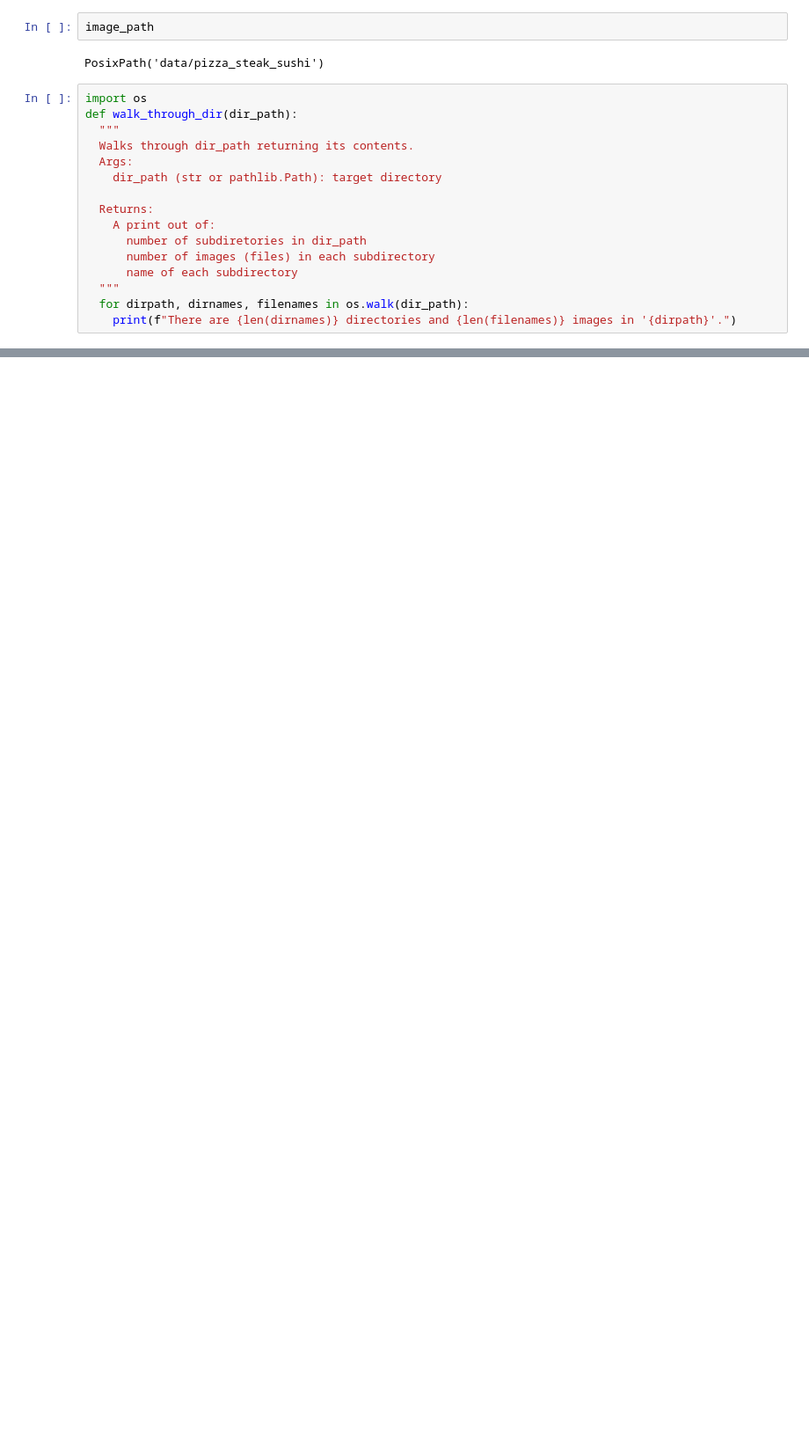
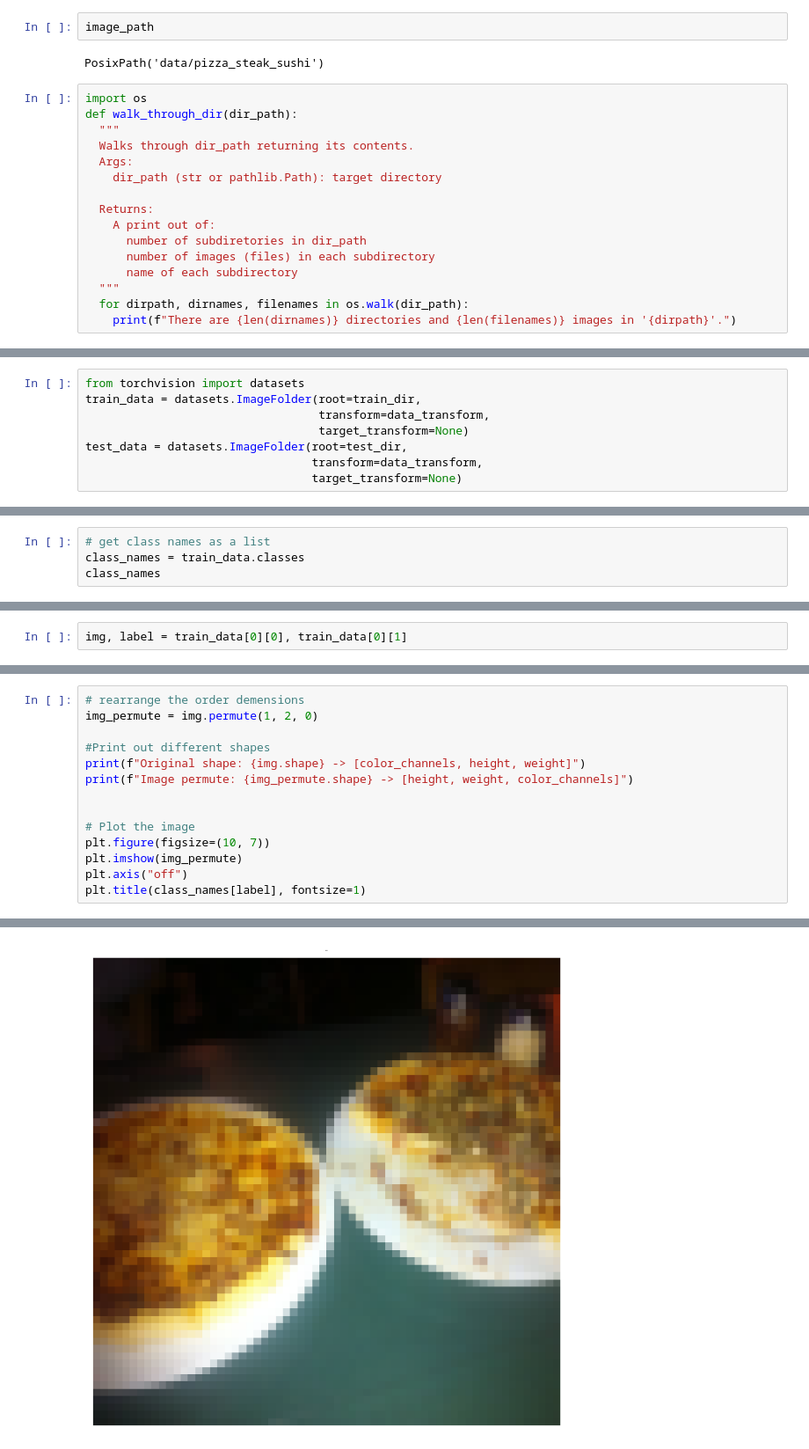
Before and after one commit to tayfunai/PytorchPractise, a Jupyter notebook: pytorch_custom_dataset.ipynb, the cells around one changed output, grey strips where cells are left out. Shown at 88% size. Drawn from its saved outputs; the diff is of its cells as text; blank space fills up the shorter version.

```diff
--- a/pytorch_custom_dataset.ipynb
+++ b/pytorch_custom_dataset.ipynb
@@ -198,0 +324,8 @@ There are 0 directories and 19 images in 'data/pizza_steak_sushi/test/steak'.
+# %%
+from torchvision import datasets
+train_data = datasets.ImageFolder(root=train_dir,
+                                  transform=data_transform,
+                                  target_transform=None)
+test_data = datasets.ImageFolder(root=test_dir,
+                                 transform=data_transform,
+                                 target_transform=None)
@@ -198,0 +358,4 @@ There are 0 directories and 19 images in 'data/pizza_steak_sushi/test/steak'.
+# %%
+# get class names as a list
+class_names = train_data.classes
+class_names
@@ -198,0 +379,2 @@ There are 0 directories and 19 images in 'data/pizza_steak_sushi/test/steak'.
+# %%
+img, label = train_data[0][0], train_data[0][1]
@@ -198,0 +429,15 @@ There are 0 directories and 19 images in 'data/pizza_steak_sushi/test/steak'.
+# %%
+# rearrange the order demensions
+img_permute = img.permute(1, 2, 0)
+
+#Print out different shapes
+print(f"Original shape: {img.shape} -> [color_channels, height, weight]")
+print(f"Image permute: {img_permute.shape} -> [height, weight, color_channels]")
+
+
+# Plot the image
+plt.figure(figsize=(10, 7))
+plt.imshow(img_permute)
+plt.axis("off")
+plt.title(class_names[label], fontsize=1)
+# %% [output]
@@ -198,0 +447 @@ There are 0 directories and 19 images in 'data/pizza_steak_sushi/test/steak'.
+[figure, added]
```
Also changed, not shown: parts of 45 cells of this notebook.
